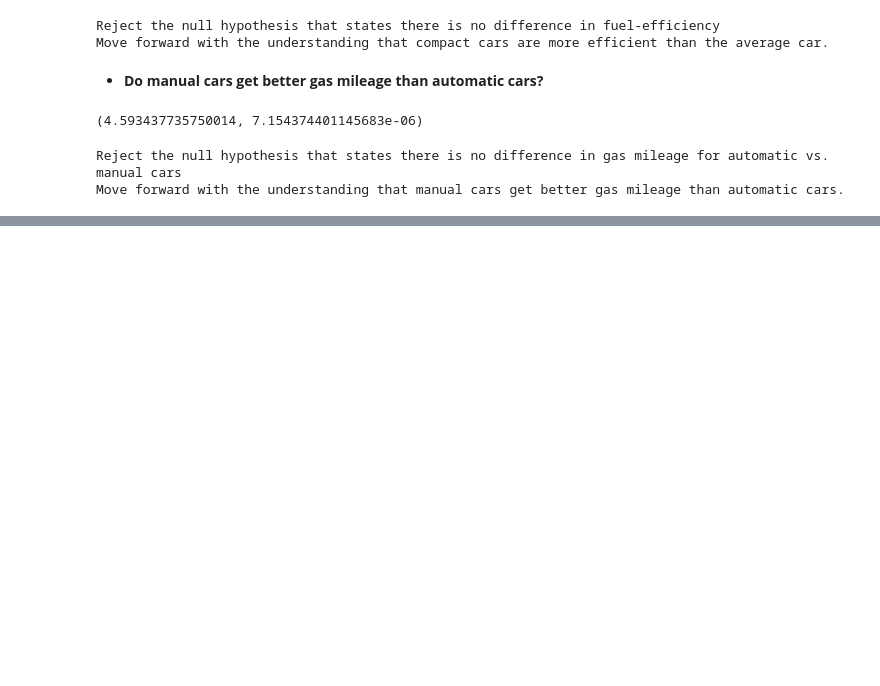
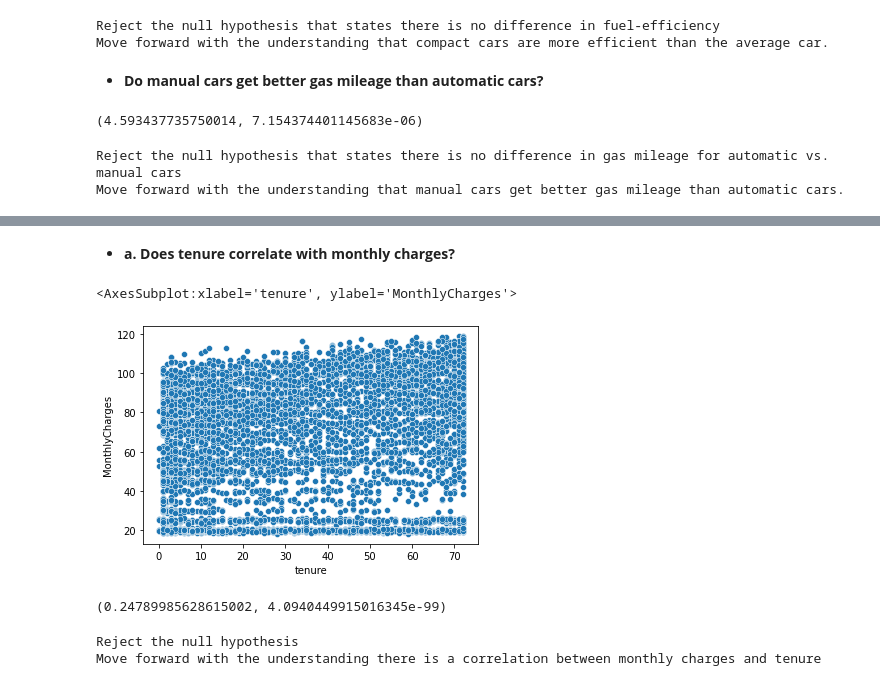
Before and after one commit to justin-m-sullivan/statistics-exercises, a Jupyter notebook: hypothesis_testing.ipynb, the cells around one changed output, grey strips where cells are left out. Drawn from its saved outputs; the diff is of its cells as text; code cells hidden in the pictures; blank space fills up the shorter version.

Commit message:
adding some exercise solutions for correlation testing

```diff
--- a/hypothesis_testing.ipynb
+++ b/hypothesis_testing.ipynb
@@ -207,0 +213,3 @@ Move forward with the understanding that manual cars get better gas mileage than
+# %%
+df = pd.read_csv('Cust_Churn_Telco.csv')
+df.info()
@@ -207,0 +234,2 @@ Move forward with the understanding that manual cars get better gas mileage than
+# %% [markdown]
+- **a.  Does tenure correlate with monthly charges?**
@@ -207,0 +242,22 @@ Move forward with the understanding that manual cars get better gas mileage than
+# %%
+#visualize the data
+sns.scatterplot(x='tenure', y='MonthlyCharges', data=df)
+# %% [output]
+<AxesSubplot:xlabel='tenure', ylabel='MonthlyCharges'>
+[figure, added]
+# %%
+#Setup the correlation test
+corr, p = stats.pearsonr(df.tenure, df.MonthlyCharges)
+corr, p
+# %% [output]
+(0.24789985628615002, 4.0940449915016345e-99)
+# %%
+if p < a:
+    print("Reject the null hypothesis")
+    print("Move forward with the understanding there is a correlation between monthly charges and tenure")
+else:
+    print("Fail to reject the null hypothesis.")
+    print("N")
+# %% [output]
+Reject the null hypothesis
+Move forward with the understanding there is a correlation between monthly charges and tenure
```
Also changed, not shown: parts of 26 cells of this notebook.
